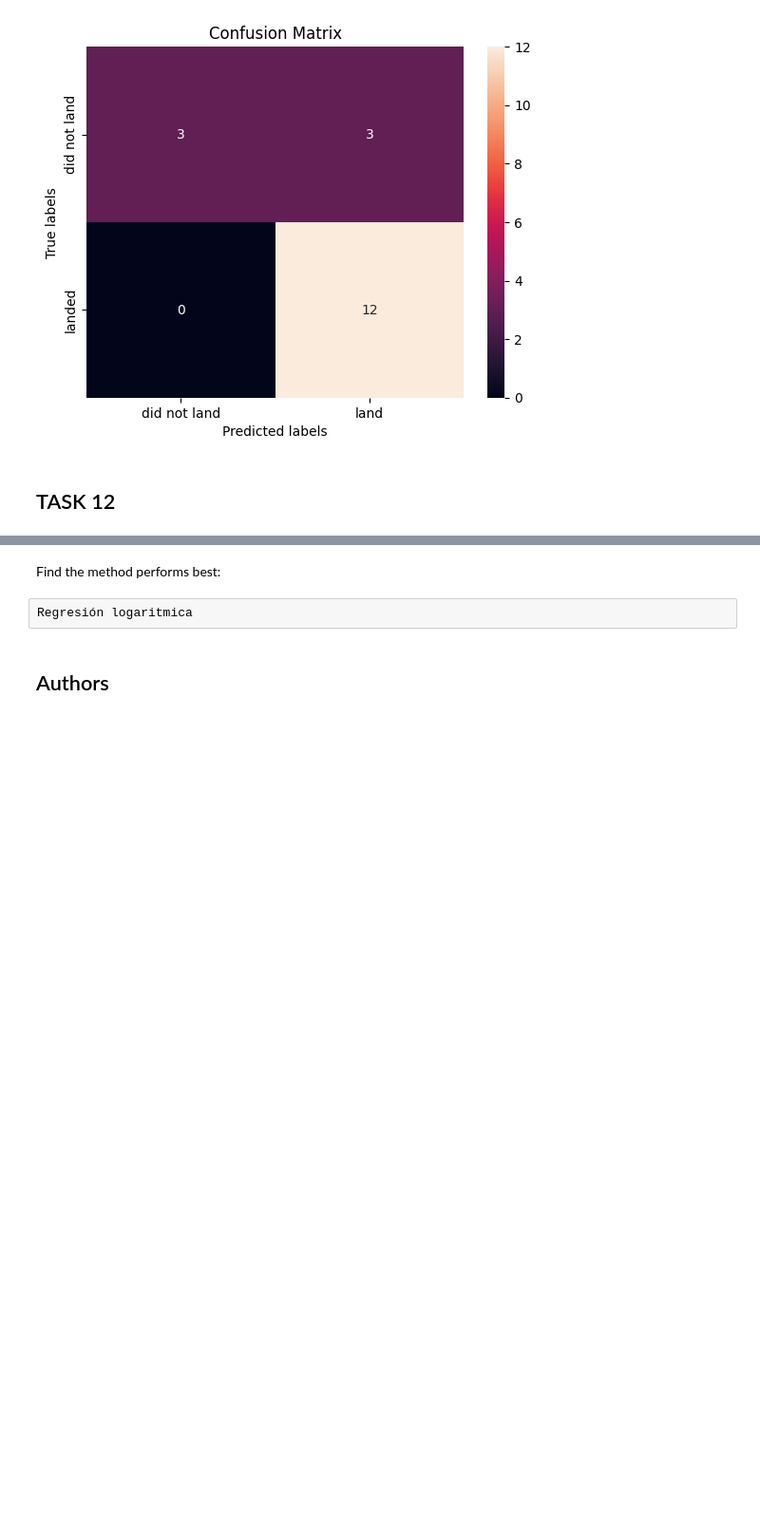
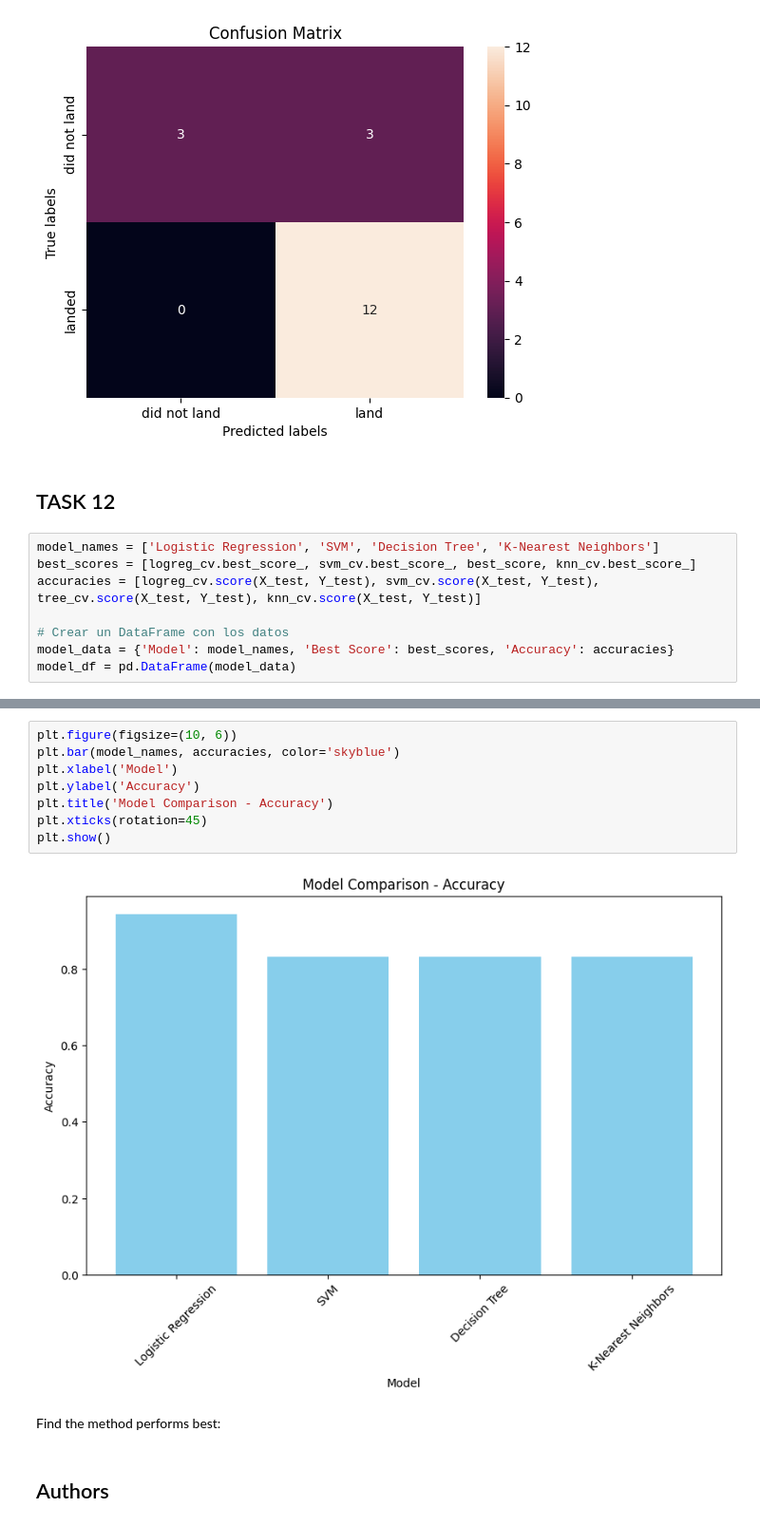
Before and after one commit to agusBuuDev/Certificado-profesional-de-IBM-Data-Science, a Jupyter notebook: SpaceX_Machine_Learning_Prediction_Part_5.jupyterlite.ipynb, the cells around one changed output, grey strips where cells are left out. Shown at 95% size. Cells and saved outputs as stored; diff of their text form; blank space fills up the shorter version.

```diff
--- a/SpaceX_Machine_Learning_Prediction_Part_5.jupyterlite.ipynb
+++ b/SpaceX_Machine_Learning_Prediction_Part_5.jupyterlite.ipynb
@@ -354,3 +356,11 @@ plot_confusion_matrix(Y_test,yhat)
 [figure]
 # %% [markdown]
 ## TASK  12
+# %%
+model_names = ['Logistic Regression', 'SVM', 'Decision Tree', 'K-Nearest Neighbors']
+best_scores = [logreg_cv.best_score_, svm_cv.best_score_, best_score, knn_cv.best_score_]
+accuracies = [logreg_cv.score(X_test, Y_test), svm_cv.score(X_test, Y_test), tree_cv.score(X_test, Y_test), knn_cv.score(X_test, Y_test)]
+
+# Crear un DataFrame con los datos
+model_data = {'Model': model_names, 'Best Score': best_scores, 'Accuracy': accuracies}
+model_df = pd.DataFrame(model_data)
@@ -357,7 +375,15 @@ plot_confusion_matrix(Y_test,yhat)
+# %%
+plt.figure(figsize=(10, 6))
+plt.bar(model_names, accuracies, color='skyblue')
+plt.xlabel('Model')
+plt.ylabel('Accuracy')
+plt.title('Model Comparison - Accuracy')
+plt.xticks(rotation=45)
+plt.show()
+# %% [output]
+[figure, added]
 # %% [markdown]
 Find the method performs best:
-# %%
-Regresión logaritmica
 # %% [markdown]
 ## Authors
 # %% [markdown]
```
Also changed, not shown: parts of 5 cells of this notebook, 1 other file.
